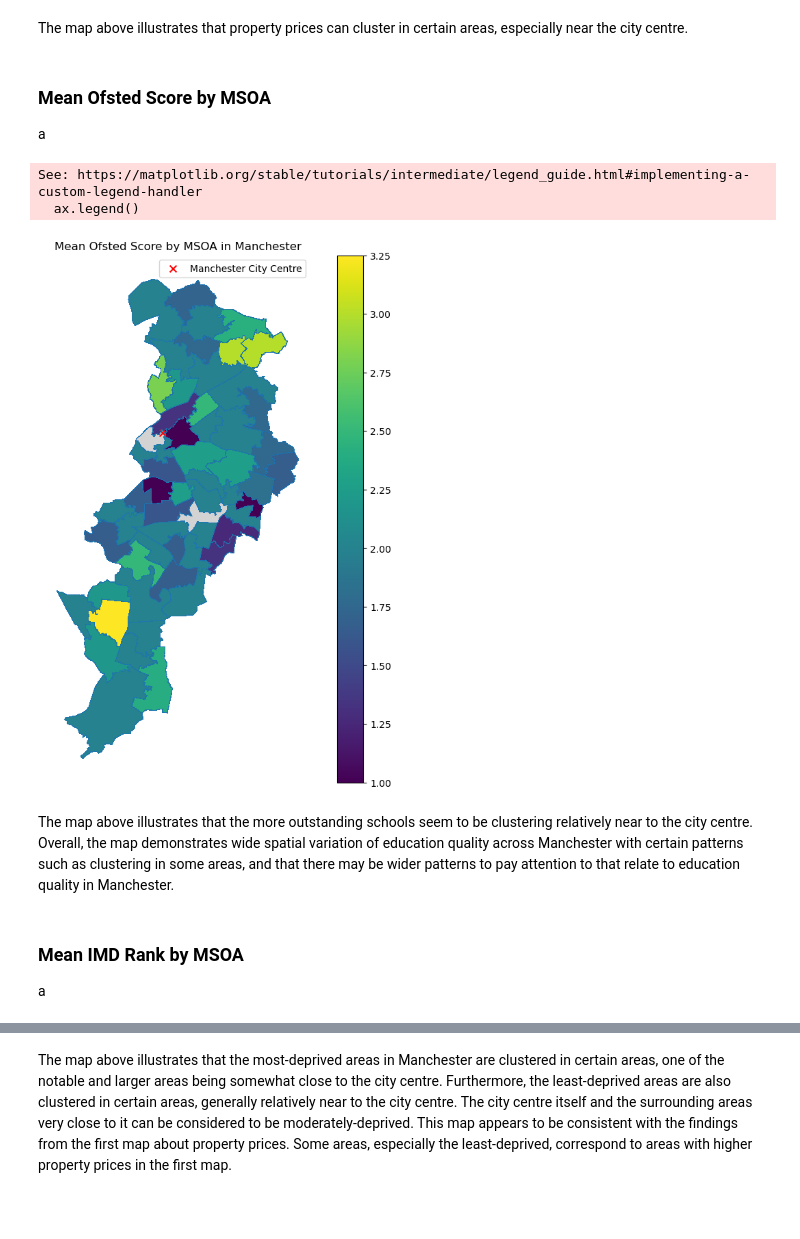
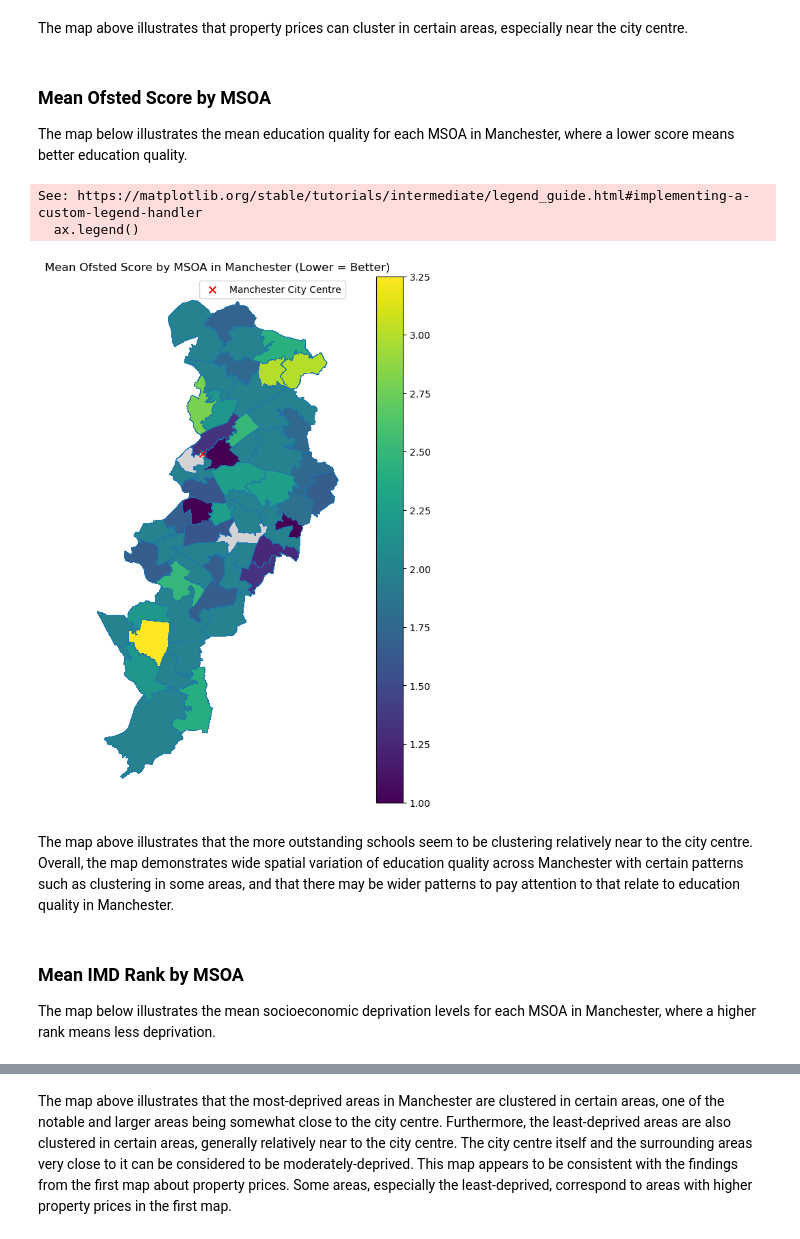
Before and after one commit to jonathanskuy/manchester-property-vs-education, a Jupyter notebook: notebooks/manchester_property_vs_education.ipynb, the cells around one changed output, grey strips where cells are left out. Drawn from its saved outputs; the diff is of its cells as text; code cells hidden in the pictures; blank space fills up the shorter version.

```diff
--- a/notebooks/manchester_property_vs_education.ipynb
+++ b/notebooks/manchester_property_vs_education.ipynb
@@ -1582,27 +1585,27 @@ plt.show()
 The map above illustrates that property prices can cluster in certain areas, especially near the city centre.
 # %% [markdown]
 ### Mean Ofsted Score by MSOA
-a
+The map below illustrates the mean education quality for each MSOA in Manchester, where a lower score means better education quality.
 # %%
 # Mapping education quality
 
 fig, ax = plt.subplots(1, 1, figsize=(10, 10))
 gdf.plot(column='msoa_ofsted_score', ax=ax, legend=True, missing_kwds={'color': 'lightgrey', 'label': 'Missing'}, alpha=0.9)
 gdf_centre.plot(ax=ax, color='red', markersize=50, marker='x', label='Manchester City Centre')
 gdf.boundary.plot(ax=ax, linewidth=0.2)
 ax.legend()
-ax.set_title('Mean Ofsted Score by MSOA in Manchester')
+ax.set_title('Mean Ofsted Score by MSOA in Manchester (Lower = Better)')
 ax.set_axis_off()
 plt.show()
 # %% [output]
 See: https://matplotlib.org/stable/tutorials/intermediate/legend_guide.html#implementing-a-custom-legend-handler
   ax.legend()
-[figure, old version]
+[figure, new version]
 # %% [markdown]
 The map above illustrates that the more outstanding schools seem to be clustering relatively near to the city centre. Overall, the map demonstrates wide spatial variation of education quality across Manchester with certain patterns such as clustering in some areas, and that there may be wider patterns to pay attention to that relate to education quality in Manchester.
 # %% [markdown]
 ### Mean IMD Rank by MSOA
-a
+The map below illustrates the mean socioeconomic deprivation levels for each MSOA in Manchester, where a higher rank means less deprivation.
 # %%
 # Mapping IMD Ranks
 
```
Also changed, not shown: parts of 5 cells of this notebook.
